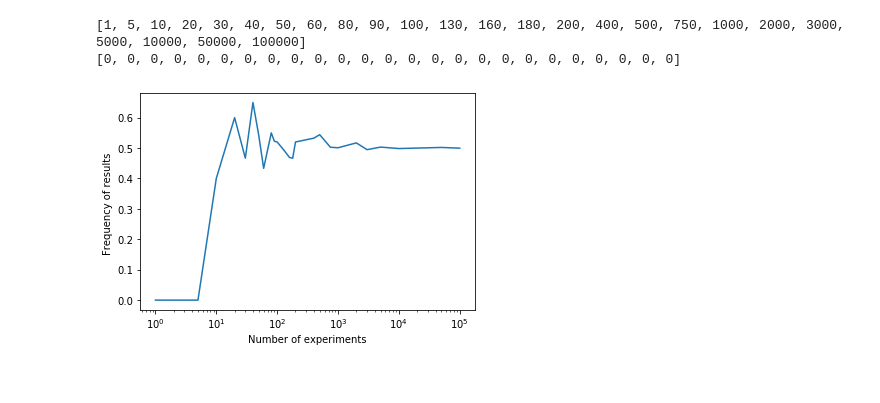
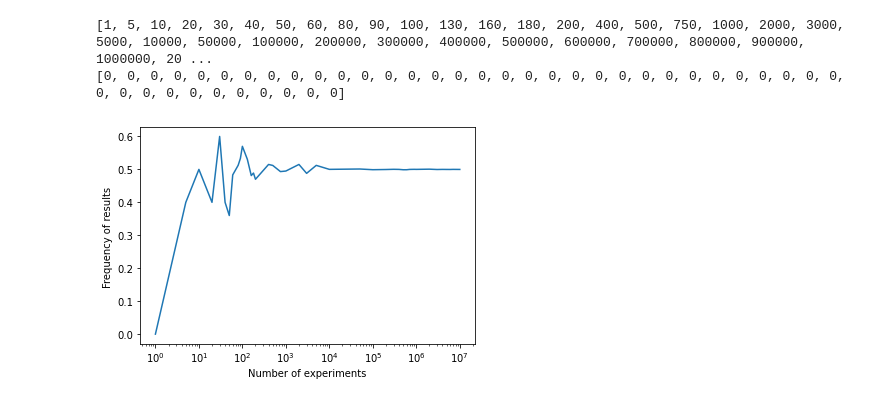
Before and after one commit to vischia/statex, a Jupyter notebook: frequencyRatio.ipynb, the cells around one changed output. Drawn from its saved outputs; the diff is of its cells as text; code cells hidden in the pictures.

```diff
--- a/frequencyRatio.ipynb
+++ b/frequencyRatio.ipynb
@@ -20,29 +20,29 @@ def is_even(roll):
 # %%
 # Define number of experiments
 
-N = [1, 5, 10, 20, 30, 40, 50, 60, 80, 90, 100, 130, 160, 180, 200, 400, 500, 750, 1000, 2000, 3000, 5000, 10000, 50000, 100000]
+N = [1, 5, 10, 20, 30, 40, 50, 60, 80, 90, 100, 130, 160, 180, 200, 400, 500, 750, 1000, 2000, 3000, 5000, 10000, 50000, 100000, 200000, 300000, 400000, 500000, 600000, 700000, 800000, 900000, 1000000, 2000000, 3000000, 4000000, 5000000, 6000000, 7000000, 8000000, 9000000, 10000000]
 
 freqs = [ 0 for n in N ]
 
 print(N)
 print(freqs)
 
 for n in range(len(N)):
     # For each set of experiments, throw the die n times
     n_even=0
     for n_i in range(N[n]):
         if is_even(die_roll()):
             n_even +=1
     freqs[n] = n_even/N[n]
 
 # Plot the results
 plt.plot(N,freqs)
 plt.xlabel('Number of experiments')
 plt.xscale('log')
 plt.ylabel('Frequency of results ')
 
 plt.show()
 # %% [output]
-[1, 5, 10, 20, 30, 40, 50, 60, 80, 90, 100, 130, 160, 180, 200, 400, 500, 750, 1000, 2000, 3000, 5000, 10000, 50000, 100000]
-[0, 0, 0, 0, 0, 0, 0, 0, 0, 0, 0, 0, 0, 0, 0, 0, 0, 0, 0, 0, 0, 0, 0, 0, 0]
+[1, 5, 10, 20, 30, 40, 50, 60, 80, 90, 100, 130, 160, 180, 200, 400, 500, 750, 1000, 2000, 3000, 5000, 10000, 50000, 100000, 200000, 300000, 400000, 500000, 600000, 700000, 800000, 900000, 1000000, 20 ...
+[0, 0, 0, 0, 0, 0, 0, 0, 0, 0, 0, 0, 0, 0, 0, 0, 0, 0, 0, 0, 0, 0, 0, 0, 0, 0, 0, 0, 0, 0, 0, 0, 0, 0, 0, 0, 0, 0, 0, 0, 0, 0, 0]
-[figure, old version]
+[figure, new version]
```
Also changed, not shown: parts of 4 cells of this notebook, 1 other file.
